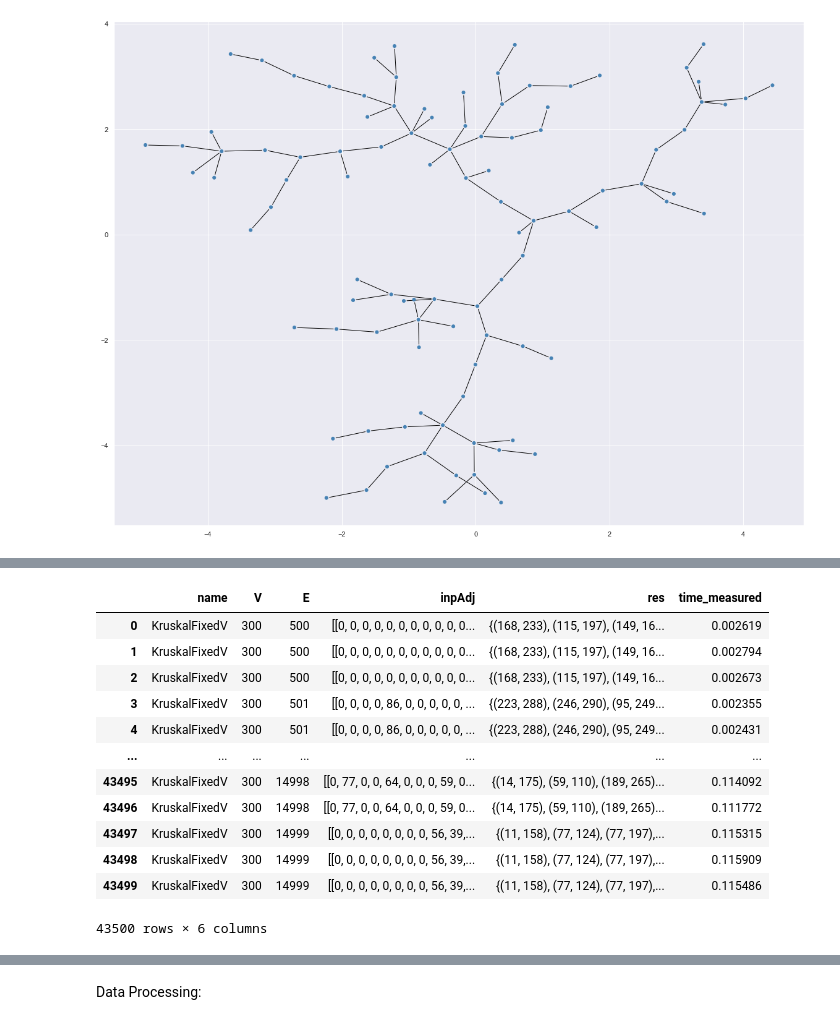
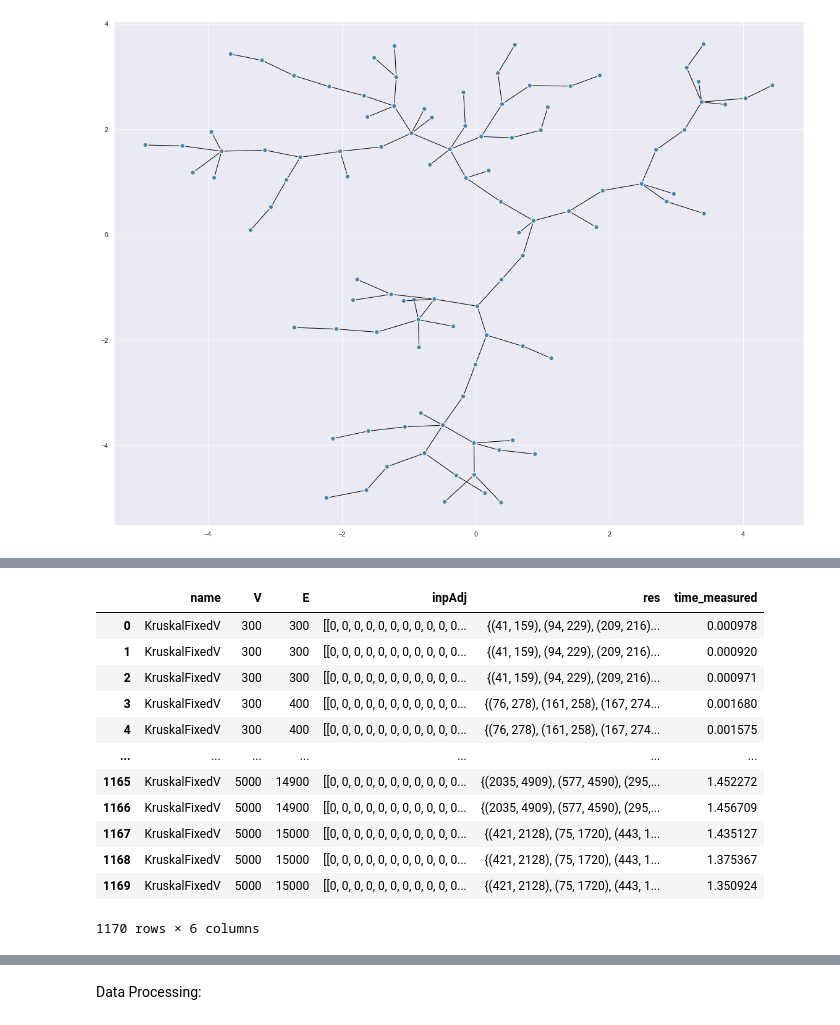
Before and after one commit to Saier00/AlgCourse, a Jupyter notebook: Task8/Task8.ipynb, the cells around one changed output, grey strips where cells are left out. Saved outputs shown, nothing was run; the diff lists cells and outputs as text; code cells hidden in the pictures.

```diff
--- a/Task8/Task8.ipynb
+++ b/Task8/Task8.ipynb
@@ -176,7 +176,7 @@ Final dataframe will include the next features:
 * time_measured - execution time of operation in seconds
 # %%
 #if you already have computed csv, turn "useCsv" flag to True value and just skip code below in this cell
-useCsv=False
+useCsv=True
 temp_data=[]
 for V in range(100,301):
     #the fixed number of edges, significantly more than V (so total E should be in interval (E+0.5V)+-0.5V ~ E)
@@ -241,7 +223,7 @@ df_final1
 603 rows × 7 columns
 # %%
 #if you already have computed csv, turn "useCsv" flag to True value and just skip code below in this cell
-useCsv=False
+useCsv=True
 temp_data=[]
 #Max number of E (no loops) in orgraph is V(V-1)/2, for V=100 it is 4950
 for E in range(500,1000):
@@ -435,22 +400,22 @@ Kruskal:  {(24, 42), (25, 96), (12, 25), (18, 65), (13, 81), (46, 50), (64, 98),
 useCsv=False
 temp_data=[]
 #Max number of E (no loops) in orgraph is V(V-1)/2, for V=100 it is 4950
-for E in range(500,15000):
-    #the fixed number of vertices
-    V=300
-    if(not useCsv):
-        #every data instance (a single measurment of execution time) will be added as a dictionary with
-        #features listed above to list temp_data
+for V in [300,1000,5000]:
+    for E in range(V,15001,100):
+        #the fixed number of vertices
+        if(not useCsv):
+            #every data instance (a single measurment of execution time) will be added as a dictionary with
+            #features listed above to list temp_data
 
-        #repeat every alg 10 times for single random graph and choosen vertex
-        g=genAdj(V,E,False)
-        toConnectedGraph(g)
-        #We will cacluclate it separately to avoid additional V^2 time complexity
-        edges=AdjToEdges(g)
-        #for i in range(0,100):
-            #print(g[i])
-        for i in range(3):
-            #FW
-            res_time=time(kruskal,g,edges)
-            temp_data.append({"name":"KruskalFixedV","V":V,"E":E,"inpAdj":g,"res":res_time[0],"time_measured":res_time[1]})
+            #repeat every alg 10 times for single random graph and choosen vertex
+            g=genAdj(V,E,False)
+            toConnectedGraph(g)
+            #We will cacluclate it separately to avoid additional V^2 time complexity
+            edges=AdjToEdges(g)
+            #for i in range(0,100):
+                #print(g[i])
+            for i in range(3):
+                #FW
+                res_time=time(kruskal,g,edges)
+                temp_data.append({"name":"KruskalFixedV","V":V,"E":E,"inpAdj":g,"res":res_time[0],"time_measured":res_time[1]})
 # %% [output]
@@ -474,29 +439,29 @@ IGRAPH U--- 300 14999 --
 # %%
 df_final3=pd.DataFrame()
 
 if(useCsv):
     #write path to csv file instead of "df_final"
-    df_final3=pd.read_csv("KraskalFixedV.csv",index_col=0)
+    df_final3=pd.read_csv("KruskalFixedV.csv",index_col=0)
 else:
     #Convert the list of dictionaries to the dataframe:
     df_final3 = pd.DataFrame.from_dict(temp_data)
-    #df_final3.to_csv("KraskalFixedV.csv")
+    #df_final3.to_csv("KruskalFixedV.csv")
 
 df_final3
 # %% [output]
 |  | name | V | E | inpAdj | res | time_measured |
-| 0 | KruskalFixedV | 300 | 500 | [[0, 0, 0, 0, 0, 0, 0, 0, 0, 0, 0... | {(168, 233), (115, 197), (149, 16... | 0.002619 |
-| 1 | KruskalFixedV | 300 | 500 | [[0, 0, 0, 0, 0, 0, 0, 0, 0, 0, 0... | {(168, 233), (115, 197), (149, 16... | 0.002794 |
-| 2 | KruskalFixedV | 300 | 500 | [[0, 0, 0, 0, 0, 0, 0, 0, 0, 0, 0... | {(168, 233), (115, 197), (149, 16... | 0.002673 |
-| 3 | KruskalFixedV | 300 | 501 | [[0, 0, 0, 0, 86, 0, 0, 0, 0, 0, ... | {(223, 288), (246, 290), (95, 249... | 0.002355 |
-| 4 | KruskalFixedV | 300 | 501 | [[0, 0, 0, 0, 86, 0, 0, 0, 0, 0, ... | {(223, 288), (246, 290), (95, 249... | 0.002431 |
+| 0 | KruskalFixedV | 300 | 300 | [[0, 0, 0, 0, 0, 0, 0, 0, 0, 0, 0... | {(41, 159), (94, 229), (209, 216)... | 0.000978 |
+| 1 | KruskalFixedV | 300 | 300 | [[0, 0, 0, 0, 0, 0, 0, 0, 0, 0, 0... | {(41, 159), (94, 229), (209, 216)... | 0.000920 |
+| 2 | KruskalFixedV | 300 | 300 | [[0, 0, 0, 0, 0, 0, 0, 0, 0, 0, 0... | {(41, 159), (94, 229), (209, 216)... | 0.000971 |
+| 3 | KruskalFixedV | 300 | 400 | [[0, 0, 0, 0, 0, 0, 0, 0, 0, 0, 0... | {(76, 278), (161, 258), (167, 274... | 0.001680 |
+| 4 | KruskalFixedV | 300 | 400 | [[0, 0, 0, 0, 0, 0, 0, 0, 0, 0, 0... | {(76, 278), (161, 258), (167, 274... | 0.001575 |
 | ... | ... | ... | ... | ... | ... | ... |
-| 43495 | KruskalFixedV | 300 | 14998 | [[0, 77, 0, 0, 64, 0, 0, 0, 59, 0... | {(14, 175), (59, 110), (189, 265)... | 0.114092 |
-| 43496 | KruskalFixedV | 300 | 14998 | [[0, 77, 0, 0, 64, 0, 0, 0, 59, 0... | {(14, 175), (59, 110), (189, 265)... | 0.111772 |
-| 43497 | KruskalFixedV | 300 | 14999 | [[0, 0, 0, 0, 0, 0, 0, 0, 56, 39,... | {(11, 158), (77, 124), (77, 197),... | 0.115315 |
-| 43498 | KruskalFixedV | 300 | 14999 | [[0, 0, 0, 0, 0, 0, 0, 0, 56, 39,... | {(11, 158), (77, 124), (77, 197),... | 0.115909 |
-| 43499 | KruskalFixedV | 300 | 14999 | [[0, 0, 0, 0, 0, 0, 0, 0, 56, 39,... | {(11, 158), (77, 124), (77, 197),... | 0.115486 |
+| 1165 | KruskalFixedV | 5000 | 14900 | [[0, 0, 0, 0, 0, 0, 0, 0, 0, 0, 0... | {(2035, 4909), (577, 4590), (295,... | 1.452272 |
+| 1166 | KruskalFixedV | 5000 | 14900 | [[0, 0, 0, 0, 0, 0, 0, 0, 0, 0, 0... | {(2035, 4909), (577, 4590), (295,... | 1.456709 |
+| 1167 | KruskalFixedV | 5000 | 15000 | [[0, 0, 0, 0, 0, 0, 0, 0, 0, 0, 0... | {(421, 2128), (75, 1720), (443, 1... | 1.435127 |
+| 1168 | KruskalFixedV | 5000 | 15000 | [[0, 0, 0, 0, 0, 0, 0, 0, 0, 0, 0... | {(421, 2128), (75, 1720), (443, 1... | 1.375367 |
+| 1169 | KruskalFixedV | 5000 | 15000 | [[0, 0, 0, 0, 0, 0, 0, 0, 0, 0, 0... | {(421, 2128), (75, 1720), (443, 1... | 1.350924 |
-43500 rows × 6 columns
+1170 rows × 6 columns
 # %%
 #if you already have computed csv, turn "useCsv" flag to True value and just skip code below in this cell
 useCsv=False
```
Also changed, not shown: parts of 15 cells of this notebook, 4 other files.
